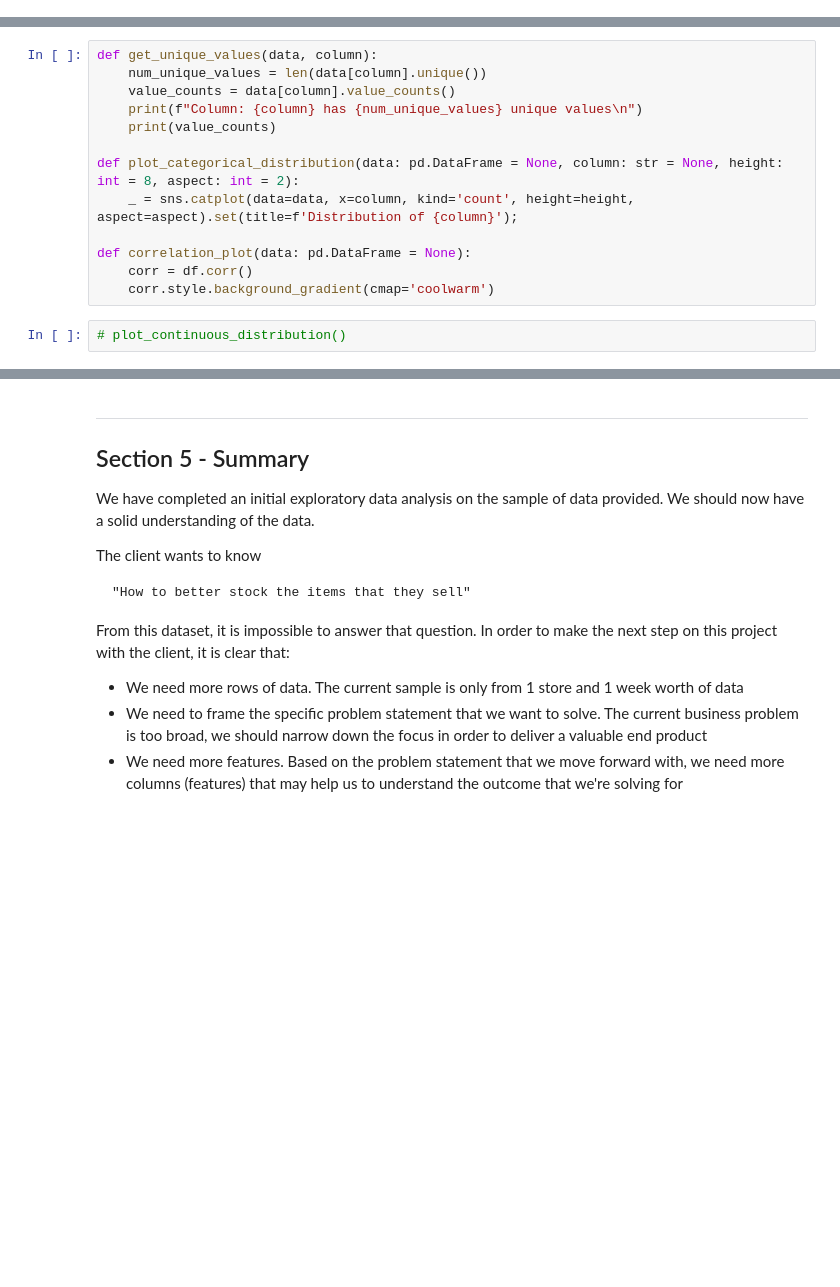
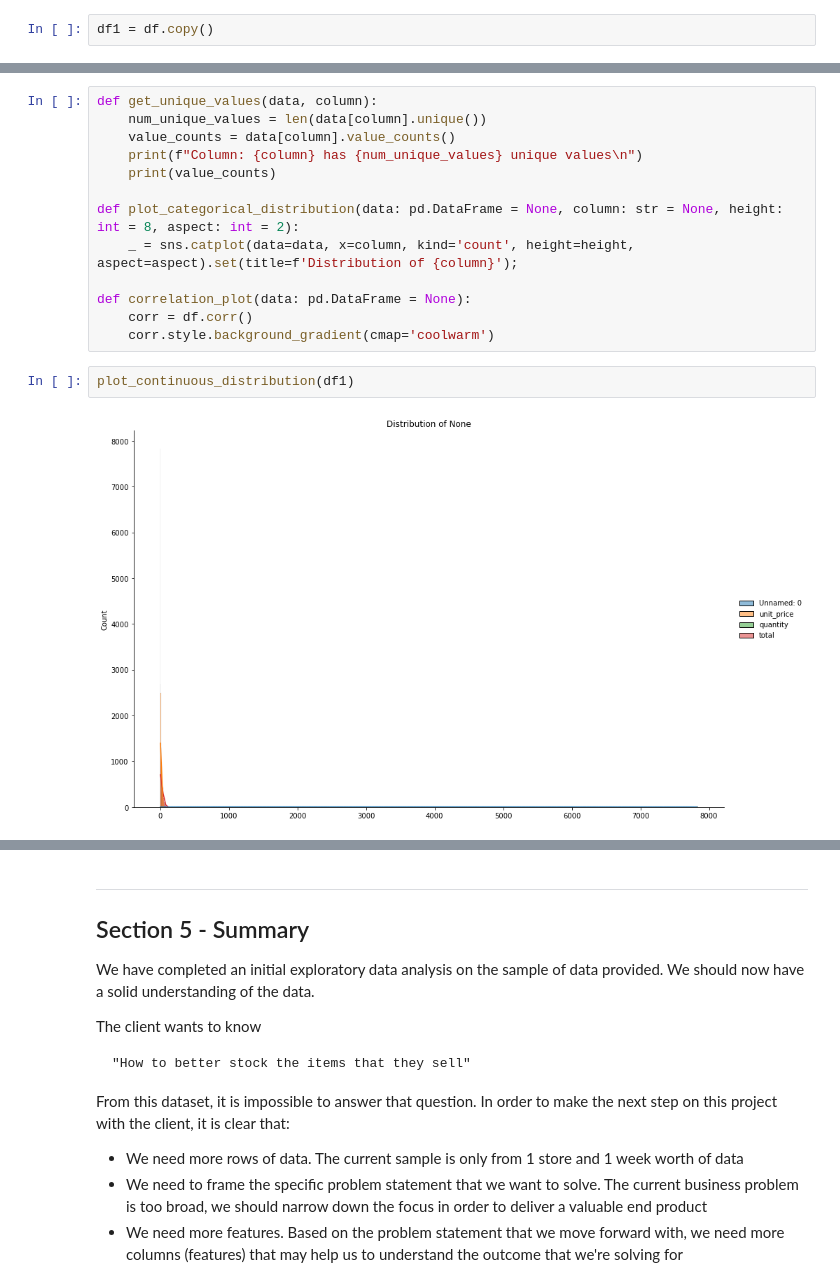
Before and after one commit to RyanJTalbot/cognizant, a Jupyter notebook: Task 1/eda1.ipynb, the cells around one changed output, grey strips where cells are left out. Drawn from its saved outputs; the diff is of its cells as text; blank space fills up the shorter version.

```diff
--- a/Task 1/eda1.ipynb
+++ b/Task 1/eda1.ipynb
@@ -25,3 +25,5 @@ Data columns (total 10 columns):
  9   payment_type    7829 non-null   object
 dtypes: float64(2), int64(2), object(6)
 memory usage: 611.8+ KB
+# %%
+df1 = df.copy()
@@ -186,4 +186,6 @@ def correlation_plot(data: pd.DataFrame = None):
     corr = df.corr()
     corr.style.background_gradient(cmap='coolwarm')
 # %%
-# plot_continuous_distribution()
+plot_continuous_distribution(df1)
+# %% [output]
+[figure, added]
```
Also changed, not shown: parts of 3 cells of this notebook, 8 other files.
